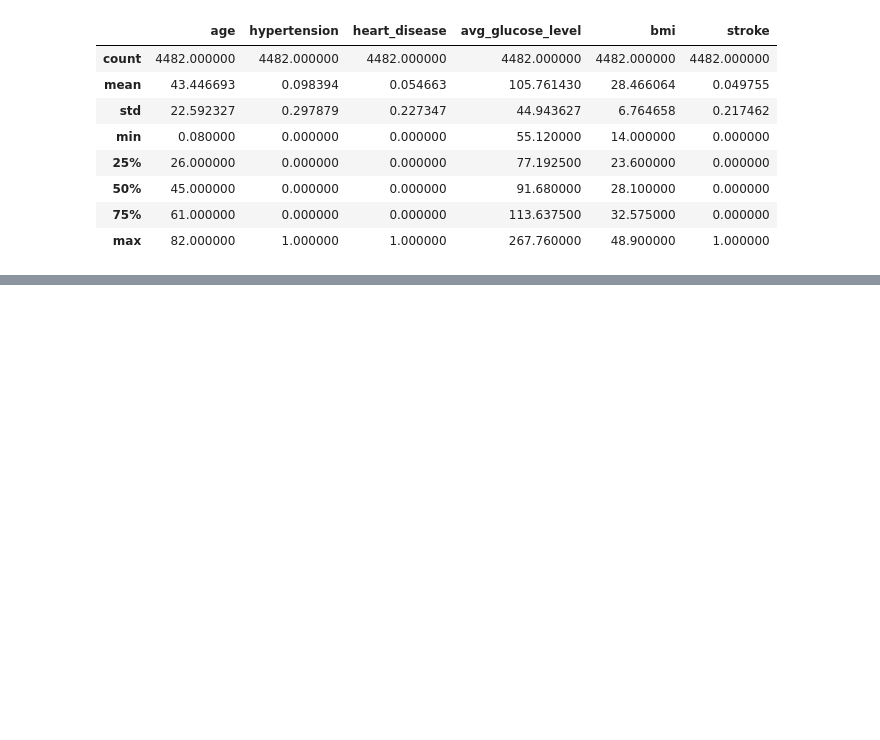
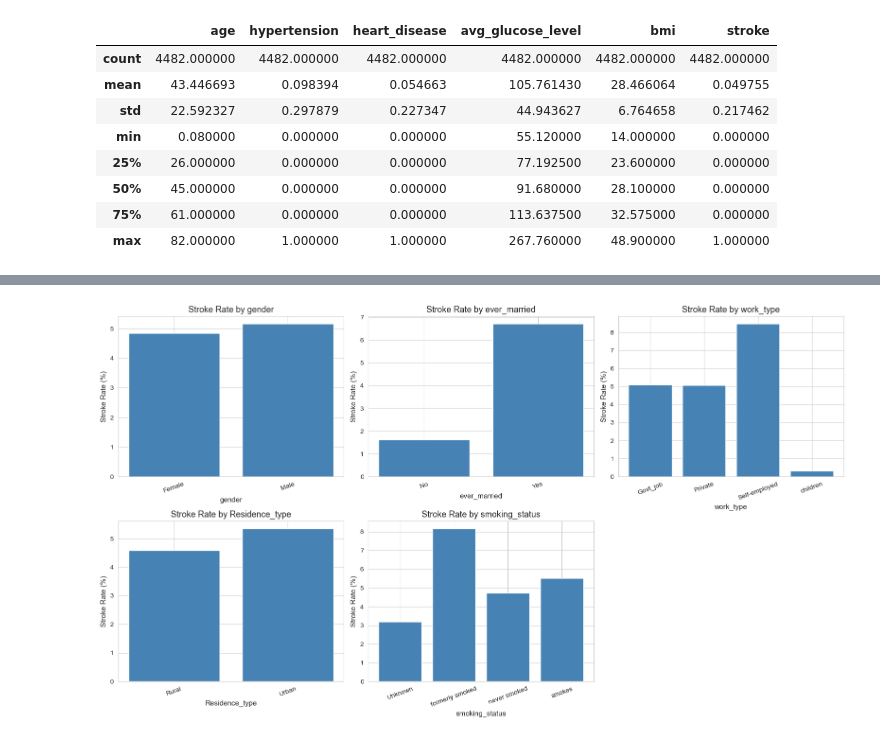
Before and after one commit to vcmeamaria/brain-stroke-classification-project, a Jupyter notebook: brain_stroke_classification.ipynb, the cells around one changed output, grey strips where cells are left out. Saved outputs shown, nothing was run; the diff lists cells and outputs as text; code cells hidden in the pictures; blank space fills up the shorter version.

```diff
--- a/brain_stroke_classification.ipynb
+++ b/brain_stroke_classification.ipynb
@@ -122,0 +248,22 @@ df.describe()
+# %%
+# stroke rate by each categorical feature
+categorical_features = ['gender', 'ever_married', 'work_type','Residence_type', 'smoking_status']
+
+fig, axes = plt.subplots(2, 3, figsize=(16, 9))
+axes = axes.flatten()
+
+for i, col in enumerate(categorical_features):
+    stroke_rate = df.groupby(col)['stroke'].mean().reset_index()
+    stroke_rate.columns = [col, 'stroke_rate']
+    axes[i].bar(stroke_rate[col], stroke_rate['stroke_rate'] * 100,
+                color='steelblue', edgecolor='white')
+    axes[i].set_title(f'Stroke Rate by {col}')
+    axes[i].set_xlabel(col)
+    axes[i].set_ylabel('Stroke Rate (%)')
+    axes[i].tick_params(axis='x', rotation=20)
+
+axes[-1].axis('off')
+plt.tight_layout()
+plt.show()
+# %% [output]
+[figure, added]
```
Also changed, not shown: parts of 18 cells of this notebook.
